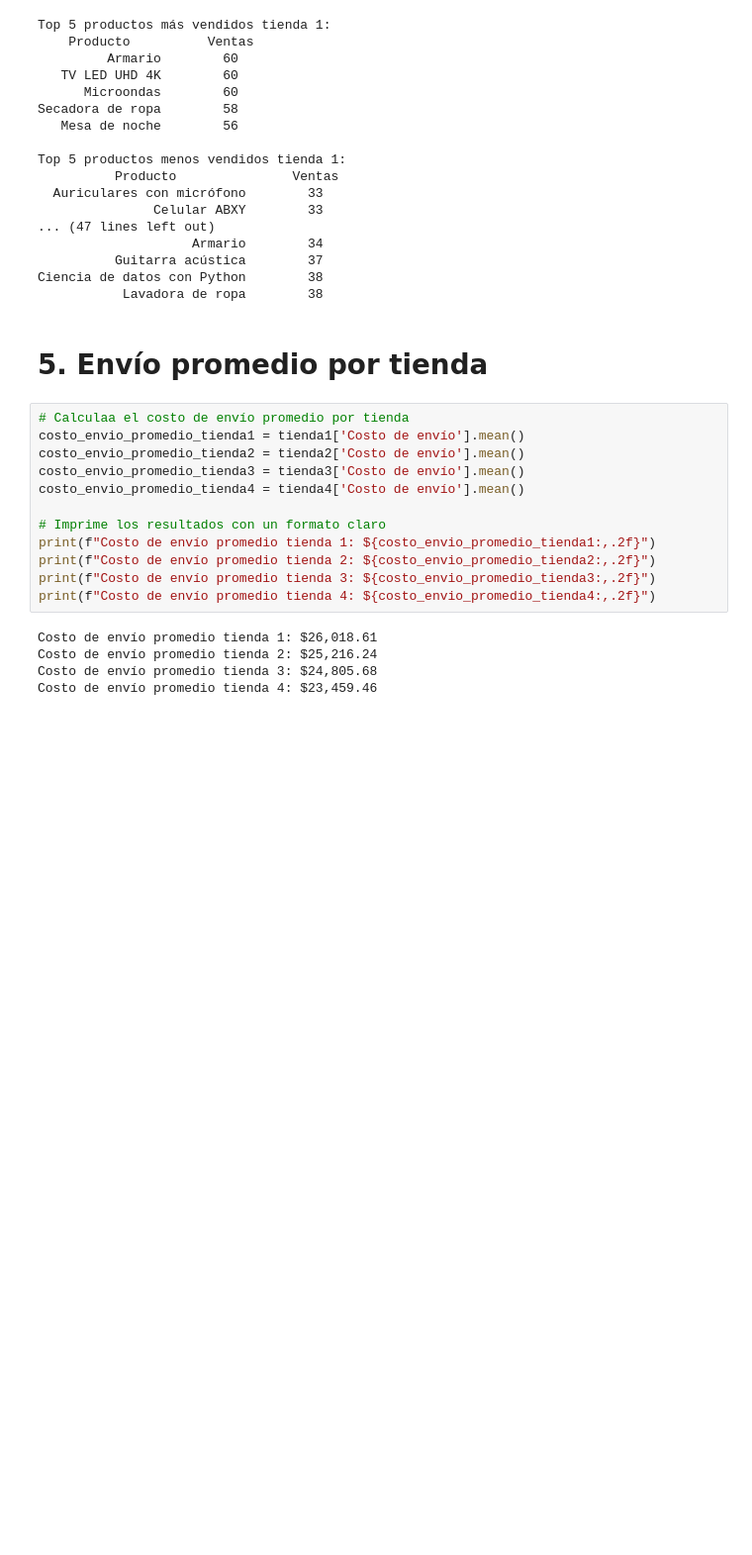
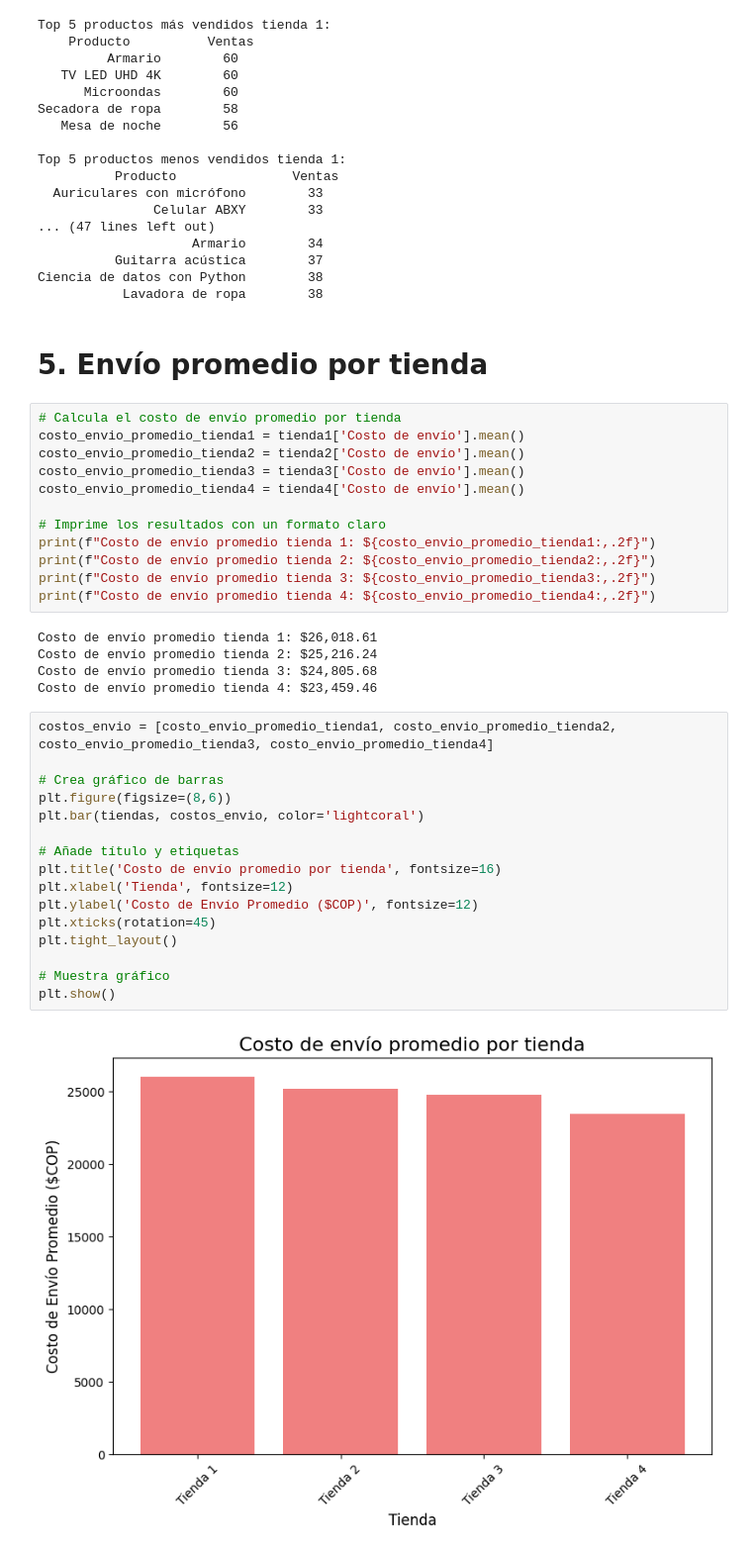
Before and after one commit to adsecv/cas, a Jupyter notebook: AluraStoreLatam.ipynb, the cells around one changed output. Shown at 99% size. Drawn from its saved outputs; the diff is of its cells as text; blank space fills up the shorter version.

```diff
--- a/AluraStoreLatam.ipynb
+++ b/AluraStoreLatam.ipynb
@@ -146,7 +221,7 @@ Ciencia de datos con Python        38
 # %% [markdown]
 # 5. Envío promedio por tienda
 # %%
-# Calculaa el costo de envío promedio por tienda
+# Calcula el costo de envío promedio por tienda
 costo_envio_promedio_tienda1 = tienda1['Costo de envío'].mean()
 costo_envio_promedio_tienda2 = tienda2['Costo de envío'].mean()
 costo_envio_promedio_tienda3 = tienda3['Costo de envío'].mean()
@@ -162,3 +237,21 @@ Costo de envío promedio tienda 1: $26,018.61
 Costo de envío promedio tienda 2: $25,216.24
 Costo de envío promedio tienda 3: $24,805.68
 Costo de envío promedio tienda 4: $23,459.46
+# %%
+costos_envio = [costo_envio_promedio_tienda1, costo_envio_promedio_tienda2, costo_envio_promedio_tienda3, costo_envio_promedio_tienda4]
+
+# Crea gráfico de barras
+plt.figure(figsize=(8,6))
+plt.bar(tiendas, costos_envio, color='lightcoral')
+
+# Añade título y etiquetas
+plt.title('Costo de envío promedio por tienda', fontsize=16)
+plt.xlabel('Tienda', fontsize=12)
+plt.ylabel('Costo de Envío Promedio ($COP)', fontsize=12)
+plt.xticks(rotation=45)
+plt.tight_layout()
+
+# Muestra gráfico
+plt.show()
+# %% [output]
+[figure, added]
```
Also changed, not shown: parts of 10 cells of this notebook.
